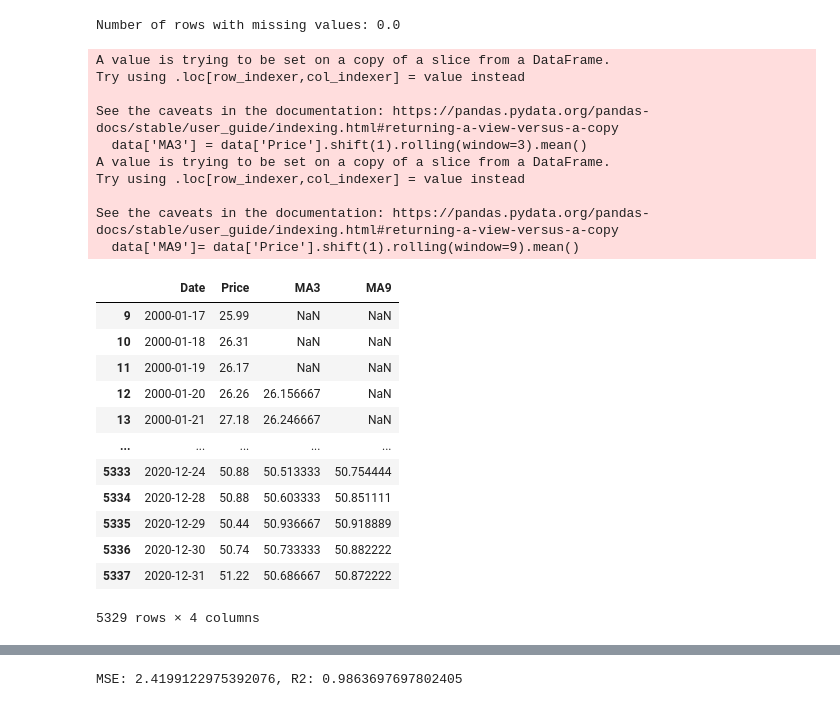
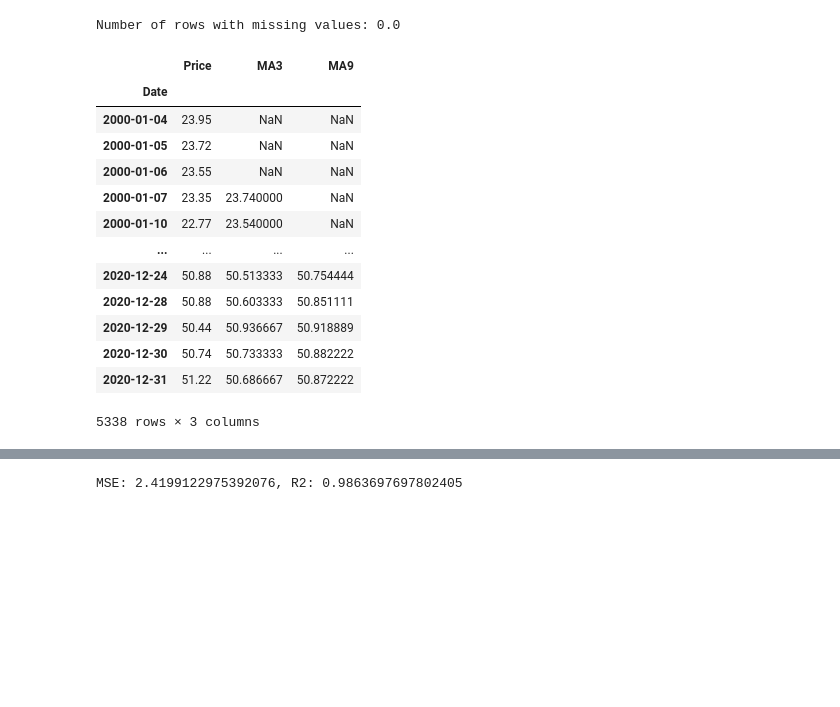
Before and after one commit to mnperic/final-project, a Jupyter notebook: Jupyter Notebooks/machine_learning updated.ipynb, the cells around one changed output, grey strips where cells are left out. Drawn from its saved outputs; the diff is of its cells as text; code cells hidden in the pictures; blank space fills up the shorter version.

```diff
--- a/Jupyter Notebooks/machine_learning updated.ipynb
+++ b/Jupyter Notebooks/machine_learning updated.ipynb
@@ -60,31 +61,23 @@ Number of rows with missing values: 0.0
 # %%
 data['MA3'] = data['Price'].shift(1).rolling(window=3).mean()
 data['MA9']= data['Price'].shift(1).rolling(window=9).mean()
+data = data.set_index('Date')
 data
 # %% [output]
+|  | Price | MA3 | MA9 |
+| Date |  |  |  |
+| 2000-01-04 | 23.95 | NaN | NaN |
+| 2000-01-05 | 23.72 | NaN | NaN |
+| 2000-01-06 | 23.55 | NaN | NaN |
+| 2000-01-07 | 23.35 | 23.740000 | NaN |
+| 2000-01-10 | 22.77 | 23.540000 | NaN |
+| ... | ... | ... | ... |
+| 2020-12-24 | 50.88 | 50.513333 | 50.754444 |
+| 2020-12-28 | 50.88 | 50.603333 | 50.851111 |
+| 2020-12-29 | 50.44 | 50.936667 | 50.918889 |
+| 2020-12-30 | 50.74 | 50.733333 | 50.882222 |
+| 2020-12-31 | 51.22 | 50.686667 | 50.872222 |
-A value is trying to be set on a copy of a slice from a DataFrame.
-Try using .loc[row_indexer,col_indexer] = value instead
-
-See the caveats in the documentation: https://pandas.pydata.org/pandas-docs/stable/user_guide/indexing.html#returning-a-view-versus-a-copy
-  data['MA3'] = data['Price'].shift(1).rolling(window=3).mean()
-A value is trying to be set on a copy of a slice from a DataFrame.
-Try using .loc[row_indexer,col_indexer] = value instead
-
-See the caveats in the documentation: https://pandas.pydata.org/pandas-docs/stable/user_guide/indexing.html#returning-a-view-versus-a-copy
-  data['MA9']= data['Price'].shift(1).rolling(window=9).mean()
+5338 rows × 3 columns
-|  | Date | Price | MA3 | MA9 |
-| 9 | 2000-01-17 | 25.99 | NaN | NaN |
-| 10 | 2000-01-18 | 26.31 | NaN | NaN |
-| 11 | 2000-01-19 | 26.17 | NaN | NaN |
-| 12 | 2000-01-20 | 26.26 | 26.156667 | NaN |
-| 13 | 2000-01-21 | 27.18 | 26.246667 | NaN |
-| ... | ... | ... | ... | ... |
-| 5333 | 2020-12-24 | 50.88 | 50.513333 | 50.754444 |
-| 5334 | 2020-12-28 | 50.88 | 50.603333 | 50.851111 |
-| 5335 | 2020-12-29 | 50.44 | 50.936667 | 50.918889 |
-| 5336 | 2020-12-30 | 50.74 | 50.733333 | 50.882222 |
-| 5337 | 2020-12-31 | 51.22 | 50.686667 | 50.872222 |
-5329 rows × 4 columns
 # %%
 # Dropping the NaN values
 data = data.dropna()
```
Also changed, not shown: parts of 5 cells of this notebook.
